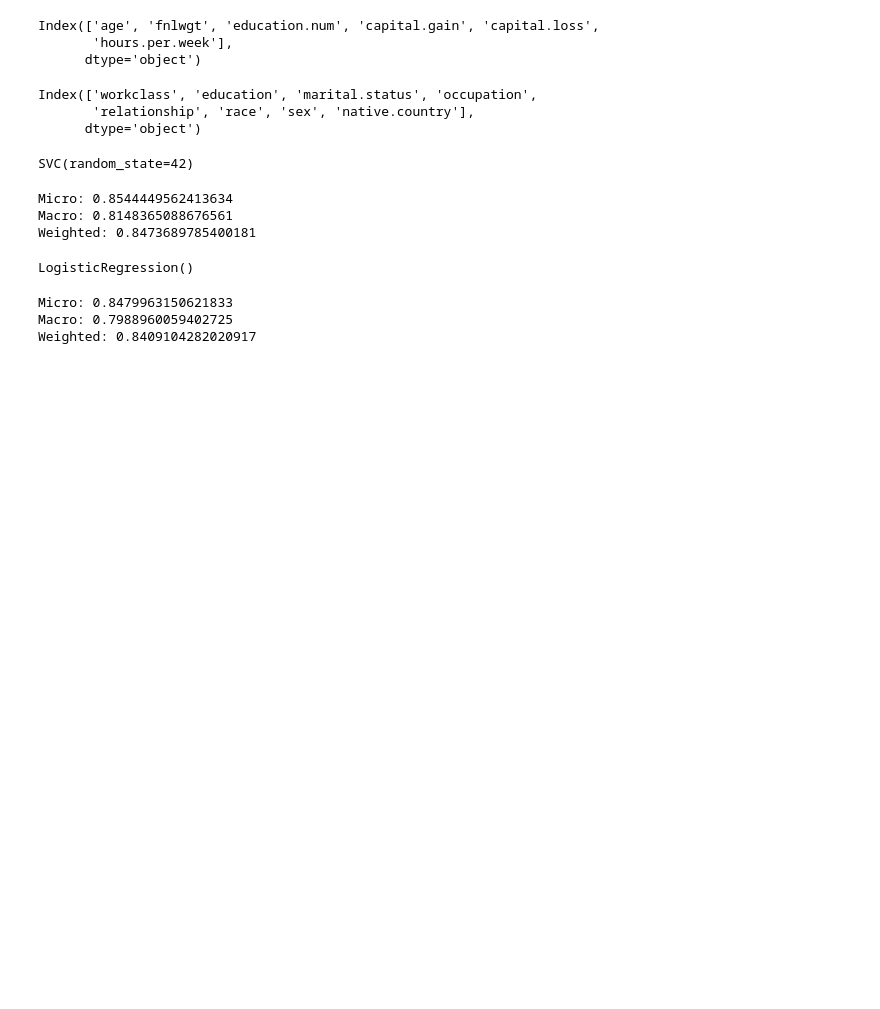
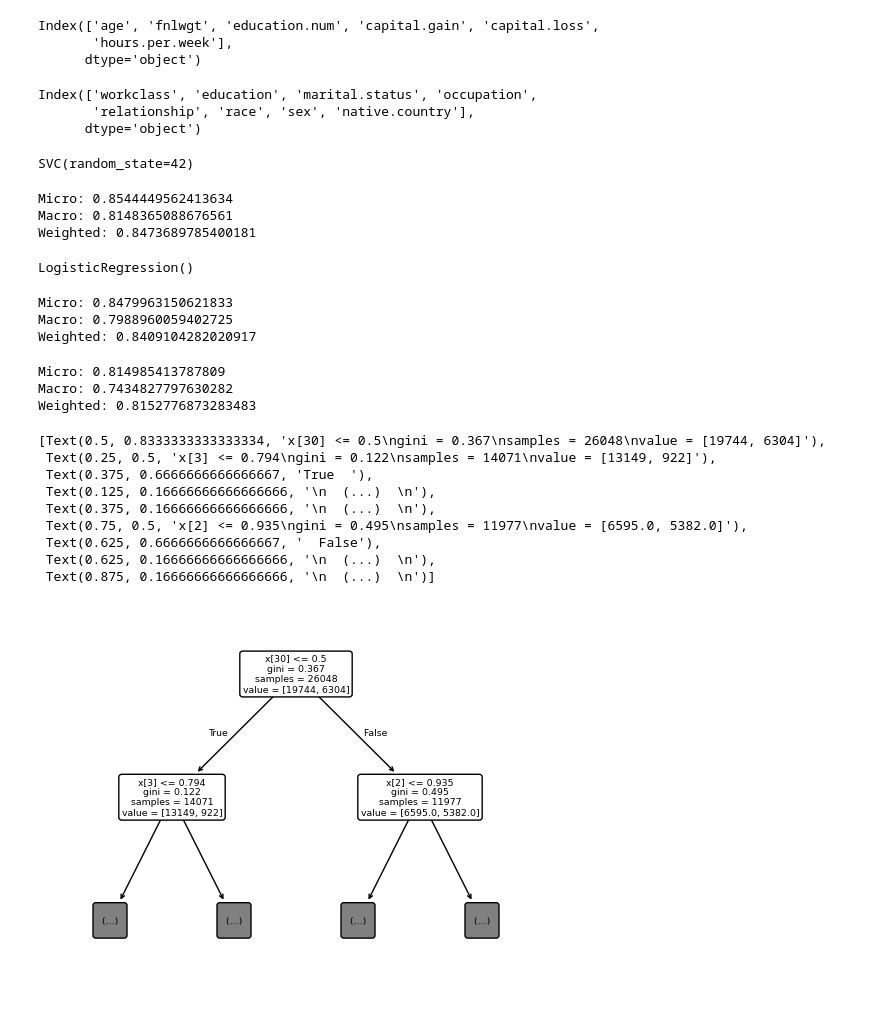
Before and after one commit to lborerseabloom/CSC-316, a Jupyter notebook: Census income data.ipynb, the cells around one changed output. Saved outputs shown, nothing was run; the diff lists cells and outputs as text; code cells hidden in the pictures; blank space fills up the shorter version.

Commit message:
decision tree added

```diff
--- a/Census income data.ipynb
+++ b/Census income data.ipynb
@@ -152,3 +154,33 @@ print(f'Weighted: {weighted_precision}')
 Micro: 0.8479963150621833
 Macro: 0.7988960059402725
 Weighted: 0.8409104282020917
+# %%
+tree_classifier = DecisionTreeClassifier(random_state=12)
+tree_classifier.fit(x_train_processed, y_train)
+
+tree_y_pred = tree_classifier.predict(x_test_processed)
+# %%
+micro_precision = precision_score(y_test, tree_y_pred, average='micro')
+macro_precision = precision_score(y_test, tree_y_pred, average='macro')
+weighted_precision = precision_score(y_test, tree_y_pred, average='weighted')
+
+print(f'Micro: {micro_precision}')
+print(f'Macro: {macro_precision}')
+print(f'Weighted: {weighted_precision}')
+# %% [output]
+Micro: 0.814985413787809
+Macro: 0.7434827797630282
+Weighted: 0.8152776873283483
+# %%
+plot_tree(tree_classifier, rounded=True, max_depth=1)
+# %% [output]
+[Text(0.5, 0.8333333333333334, 'x[30] <= 0.5\ngini = 0.367\nsamples = 26048\nvalue = [19744, 6304]'),
+ Text(0.25, 0.5, 'x[3] <= 0.794\ngini = 0.122\nsamples = 14071\nvalue = [13149, 922]'),
+ Text(0.375, 0.6666666666666667, 'True  '),
+ Text(0.125, 0.16666666666666666, '\n  (...)  \n'),
+ Text(0.375, 0.16666666666666666, '\n  (...)  \n'),
+ Text(0.75, 0.5, 'x[2] <= 0.935\ngini = 0.495\nsamples = 11977\nvalue = [6595.0, 5382.0]'),
+ Text(0.625, 0.6666666666666667, '  False'),
+ Text(0.625, 0.16666666666666666, '\n  (...)  \n'),
+ Text(0.875, 0.16666666666666666, '\n  (...)  \n')]
+[figure, added]
```
Also changed, not shown: parts of 1 cell of this notebook.
